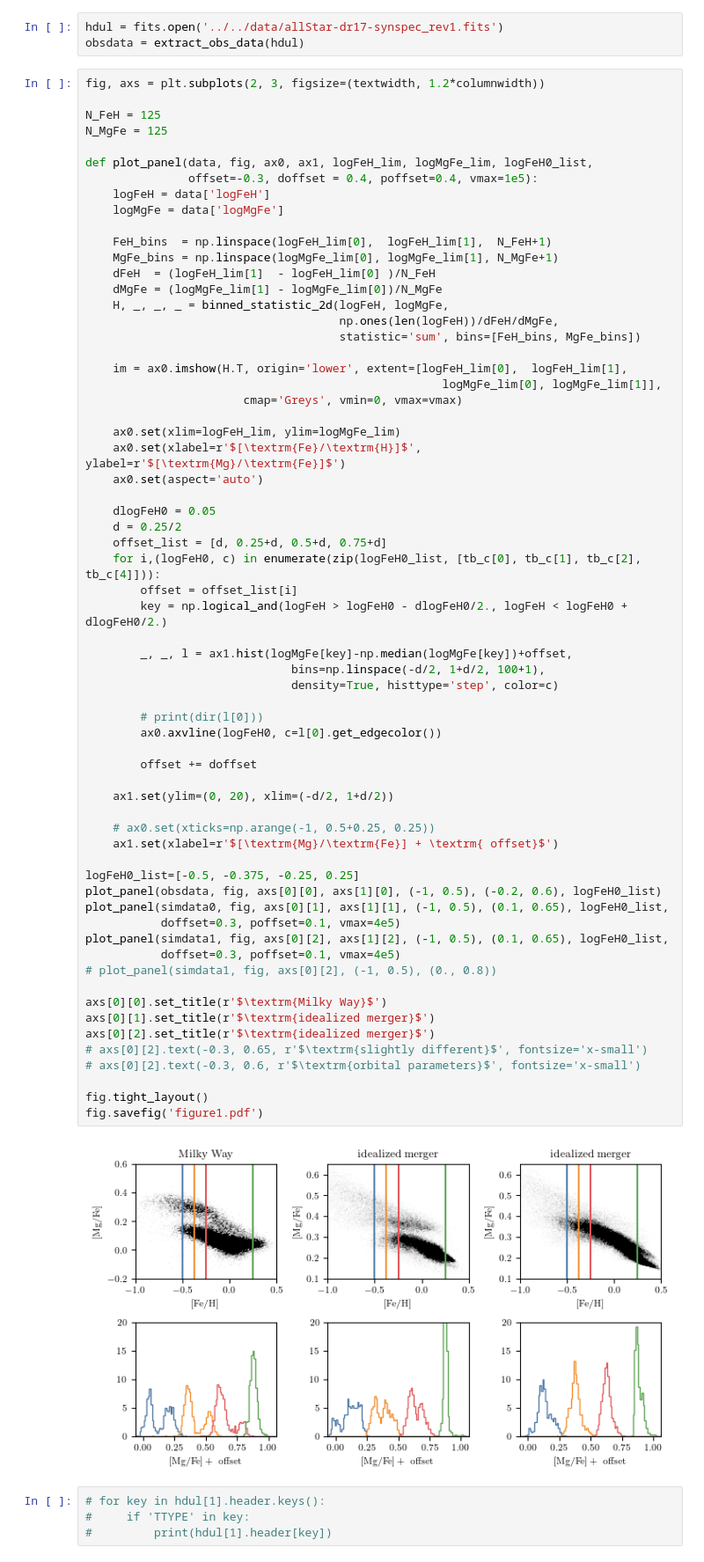
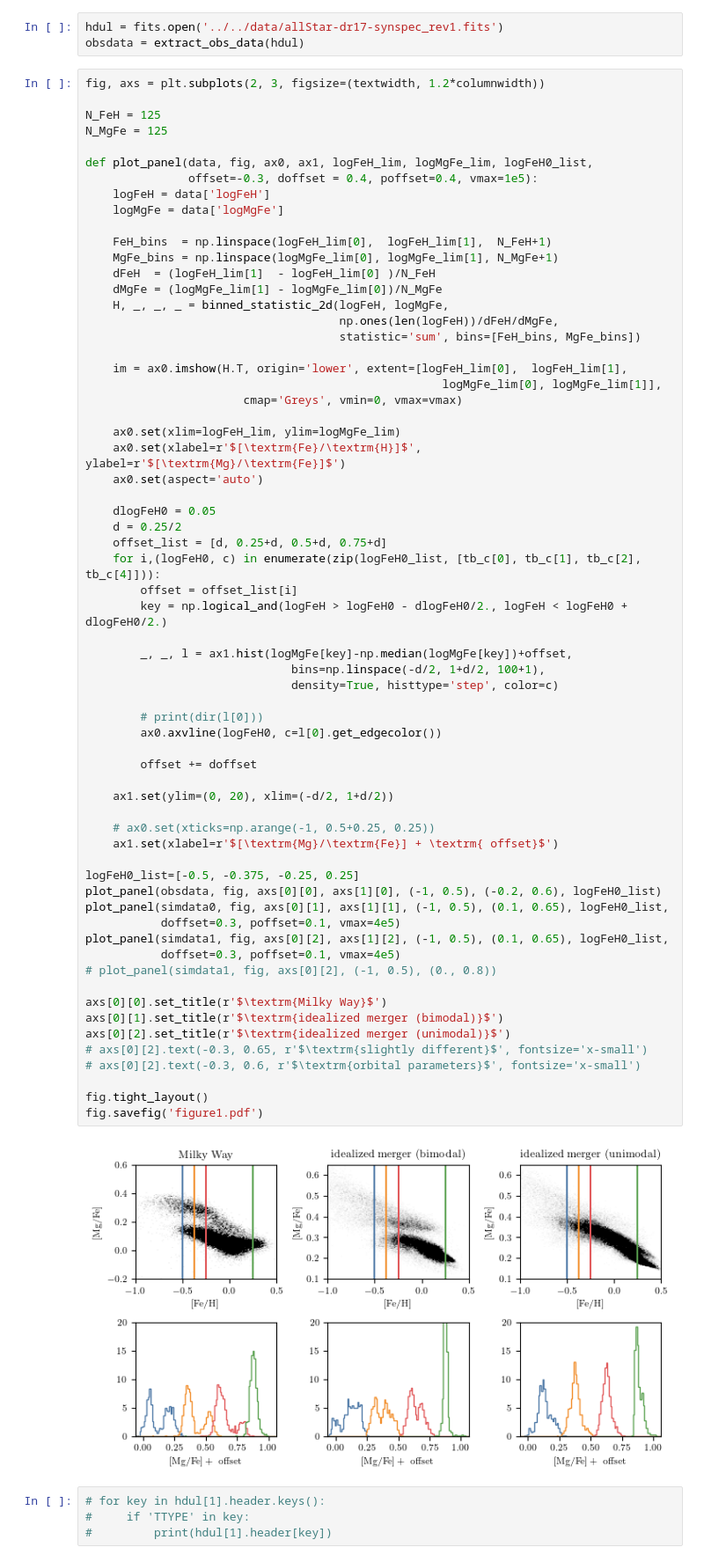
Before and after one commit to gusbeane/GSEgas, a Jupyter notebook: plots/figure1/figure1.ipynb, the cells around one changed output. Shown at 88% size. Saved outputs shown, nothing was run; the diff lists cells and outputs as text.

Commit message:
Update plots

```diff
--- a/plots/figure1/figure1.ipynb
+++ b/plots/figure1/figure1.ipynb
@@ -171,36 +171,36 @@ def plot_panel(data, fig, ax0, ax1, logFeH_lim, logMgFe_lim, logFeH0_list,
 
         _, _, l = ax1.hist(logMgFe[key]-np.median(logMgFe[key])+offset,
                               bins=np.linspace(-d/2, 1+d/2, 100+1),
                               density=True, histtype='step', color=c)
 
         # print(dir(l[0]))
         ax0.axvline(logFeH0, c=l[0].get_edgecolor())
 
         offset += doffset
 
     ax1.set(ylim=(0, 20), xlim=(-d/2, 1+d/2))
 
     # ax0.set(xticks=np.arange(-1, 0.5+0.25, 0.25))
     ax1.set(xlabel=r'$[\textrm{Mg}/\textrm{Fe}] + \textrm{ offset}$')
 
 logFeH0_list=[-0.5, -0.375, -0.25, 0.25]
 plot_panel(obsdata, fig, axs[0][0], axs[1][0], (-1, 0.5), (-0.2, 0.6), logFeH0_list)
 plot_panel(simdata0, fig, axs[0][1], axs[1][1], (-1, 0.5), (0.1, 0.65), logFeH0_list,
            doffset=0.3, poffset=0.1, vmax=4e5)
 plot_panel(simdata1, fig, axs[0][2], axs[1][2], (-1, 0.5), (0.1, 0.65), logFeH0_list,
            doffset=0.3, poffset=0.1, vmax=4e5)
 # plot_panel(simdata1, fig, axs[0][2], (-1, 0.5), (0., 0.8))
 
 axs[0][0].set_title(r'$\textrm{Milky Way}$')
-axs[0][1].set_title(r'$\textrm{idealized merger}$')
-axs[0][2].set_title(r'$\textrm{idealized merger}$')
+axs[0][1].set_title(r'$\textrm{idealized merger (bimodal)}$')
+axs[0][2].set_title(r'$\textrm{idealized merger (unimodal)}$')
 # axs[0][2].text(-0.3, 0.65, r'$\textrm{slightly different}$', fontsize='x-small')
 # axs[0][2].text(-0.3, 0.6, r'$\textrm{orbital parameters}$', fontsize='x-small')
 
 fig.tight_layout()
 fig.savefig('figure1.pdf')
 # %% [output]
-[figure, old version]
+[figure, new version]
 # %%
 # for key in hdul[1].header.keys():
 #     if 'TTYPE' in key:
```
Also changed, not shown: 3 other files.
